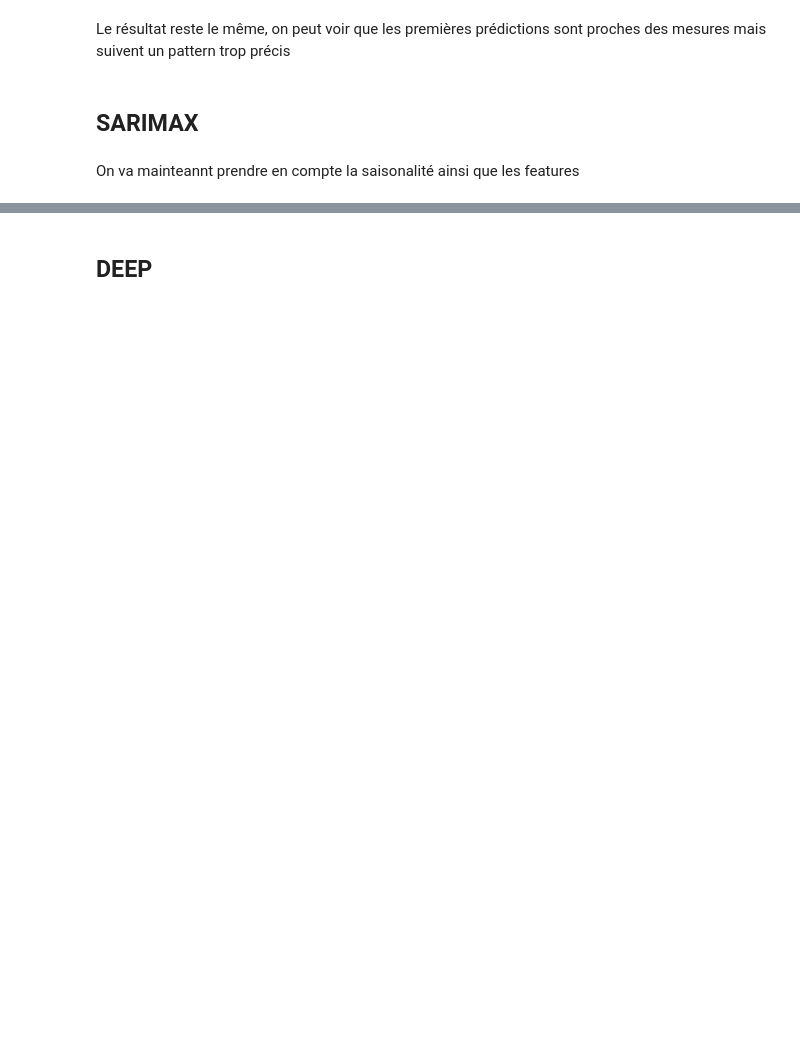
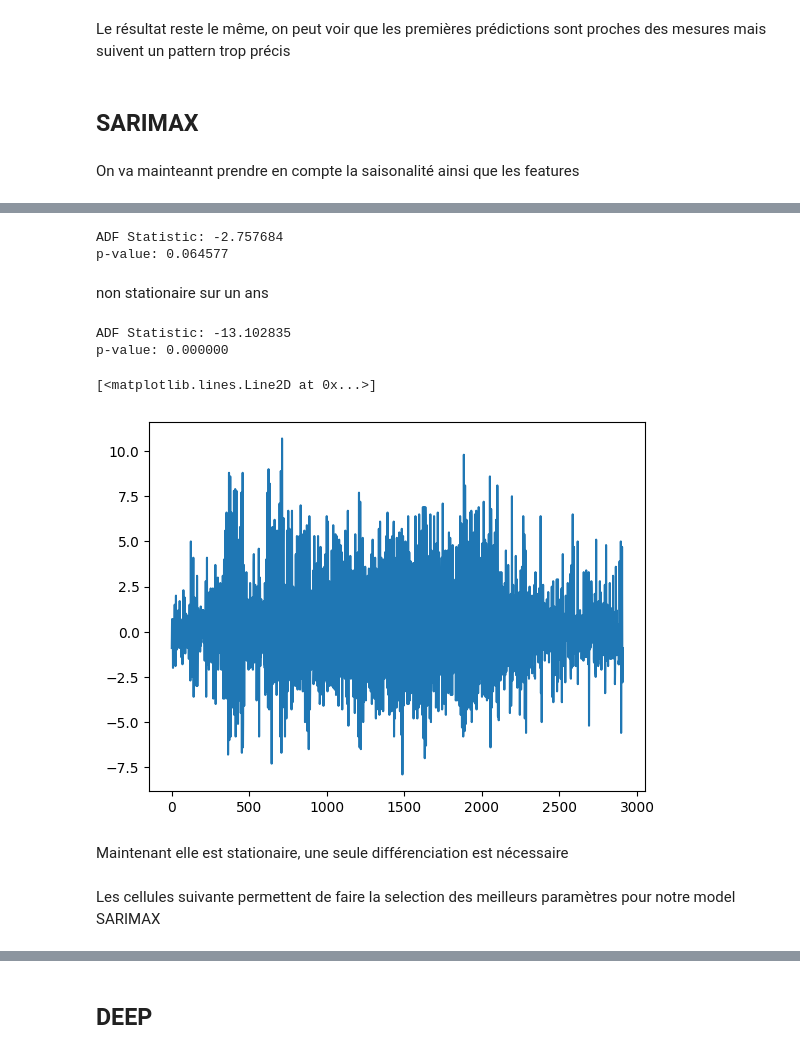
Before and after one commit to JAndretti/Projet-Time-Series-E5, a Jupyter notebook: main.ipynb, the cells around one changed output, grey strips where cells are left out. Saved outputs shown, nothing was run; the diff lists cells and outputs as text; code cells hidden in the pictures; blank space fills up the shorter version.

Commit message:
finalisation SARIMAX

```diff
--- a/main.ipynb
+++ b/main.ipynb
@@ -454,9 +438,32 @@ from pmdarima.arima import auto_arima
 # %%
-train,test,new = decoupe_data(IledeFrance,5)
 col = ['Pression au niveau mer','Vitesse du vent moyen 10 mn','Humidité','Pression station','Rafales sur une période','Précipitations dans les 3 dernières heures']
 
-y_train = train['Température (°C)']
-x_train = train[col]
+y = IledeFrance['Température (°C)']
+x = IledeFrance[col]
 
-y_test = test['Température (°C)']
-x_test = test[col]
+y_train = y[:2909]
+x_train = x[:2909]
+y_test = y[2909:3000]
+x_test = x[2909:3000]
+# %%
+perform_adf_test(y_train)
+# %% [output]
+ADF Statistic: -2.757684
+p-value: 0.064577
+# %% [markdown]
+non stationaire sur un ans
+# %%
+y_train_2 =  y_train.diff(1)
+perform_adf_test(y_train_2.dropna())
+# %% [output]
+ADF Statistic: -13.102835
+p-value: 0.000000
+# %%
+plt.plot(y_train_2)
+# %% [output]
+[<matplotlib.lines.Line2D at 0x...>]
+[figure, added]
+# %% [markdown]
+Maintenant elle est stationaire, une seule différenciation est nécessaire
+# %% [markdown]
+Les cellules suivante permettent de faire la selection des meilleurs paramètres pour notre model SARIMAX
```
Also changed, not shown: parts of 26 cells of this notebook.
